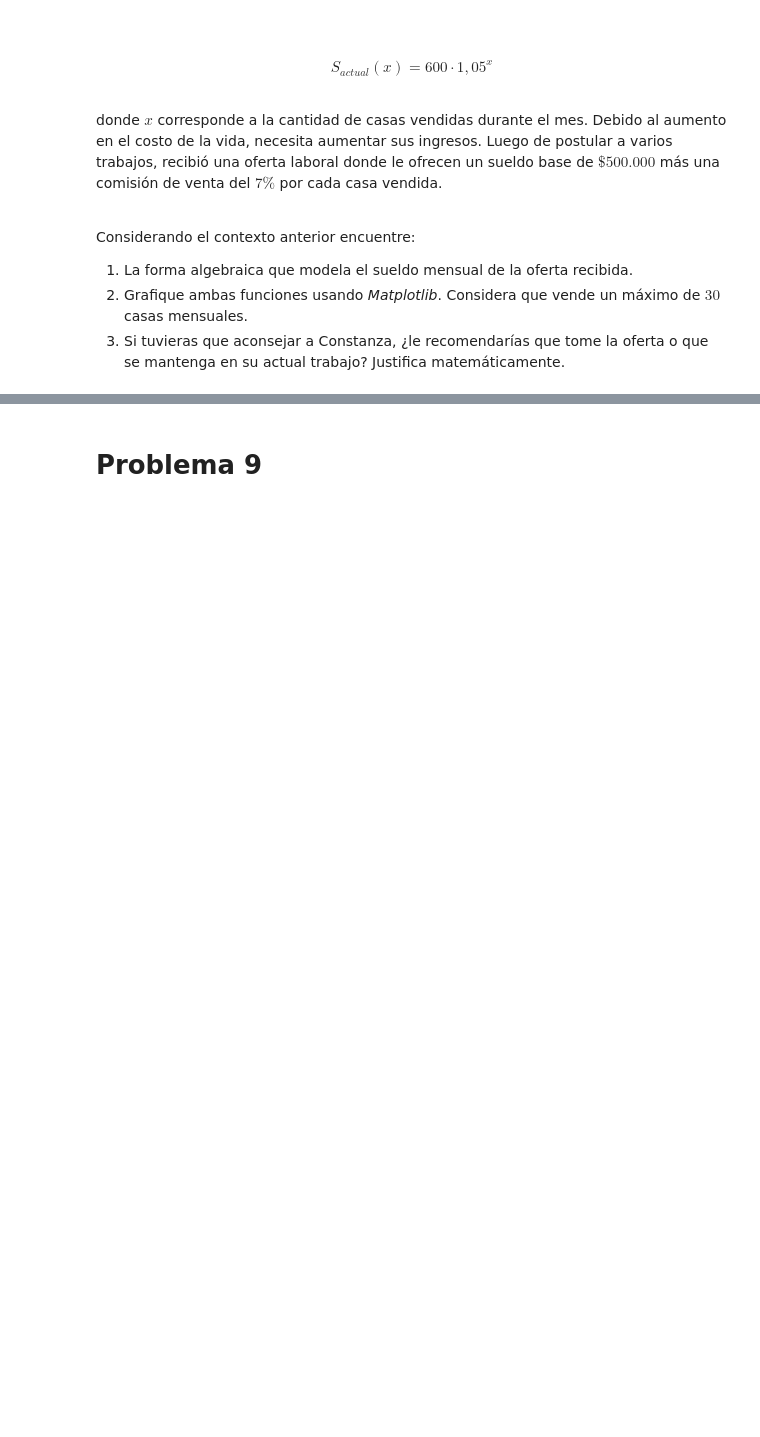
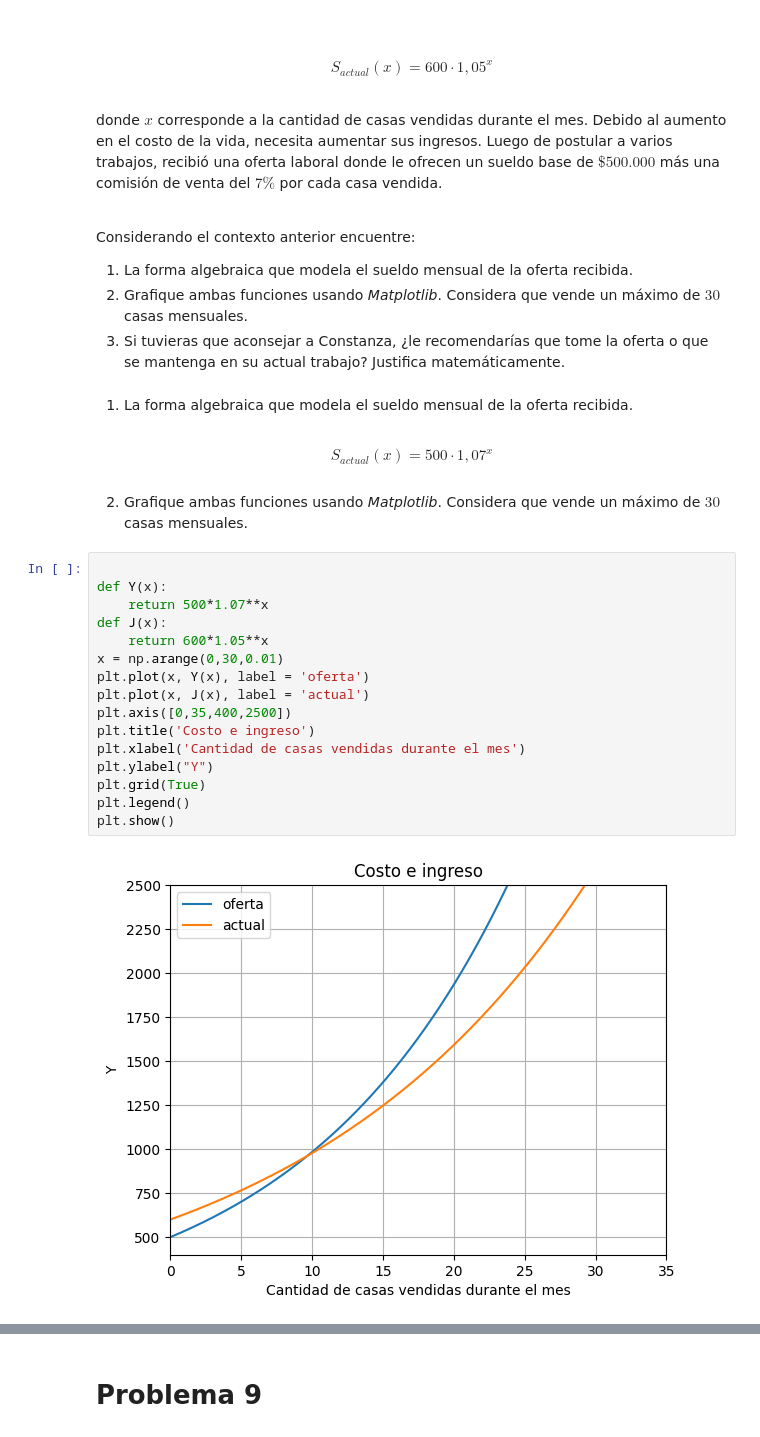
Before and after one commit to matikkkkk/PYTHOOON, a Jupyter notebook: matematicaApli/G3_Aplicaciones_de_funciones.ipynb, the cells around one changed output, grey strips where cells are left out. Saved outputs shown, nothing was run; the diff lists cells and outputs as text; blank space fills up the shorter version.

```diff
--- a/matematicaApli/G3_Aplicaciones_de_funciones.ipynb
+++ b/matematicaApli/G3_Aplicaciones_de_funciones.ipynb
@@ -463,3 +463,27 @@ Considerando el contexto anterior encuentre:
 1. La forma algebraica que modela el sueldo mensual de la oferta recibida.
 2. Grafique ambas funciones usando *Matplotlib*. Considera que vende un máximo de $30$ casas mensuales.
 3. Si tuvieras que aconsejar a Constanza, ¿le recomendarías que tome la oferta o que se mantenga en su actual trabajo? Justifica matemáticamente.
+# %% [markdown]
+1. La forma algebraica que modela el sueldo mensual de la oferta recibida.
+# %% [markdown]
+$$S_{actual}(x) = 500 \cdot 1,07^{x}$$
+# %% [markdown]
+2. Grafique ambas funciones usando *Matplotlib*. Considera que vende un máximo de $30$ casas mensuales.
+# %%
+
+def Y(x):
+    return 500*1.07**x
+def J(x):
+    return 600*1.05**x
+x = np.arange(0,30,0.01)
+plt.plot(x, Y(x), label = 'oferta')
+plt.plot(x, J(x), label = 'actual')
+plt.axis([0,35,400,2500])
+plt.title('Costo e ingreso')
+plt.xlabel('Cantidad de casas vendidas durante el mes')
+plt.ylabel("Y")
+plt.grid(True)
+plt.legend()
+plt.show()
+# %% [output]
+[figure, added]
```
Also changed, not shown: parts of 9 cells of this notebook.
